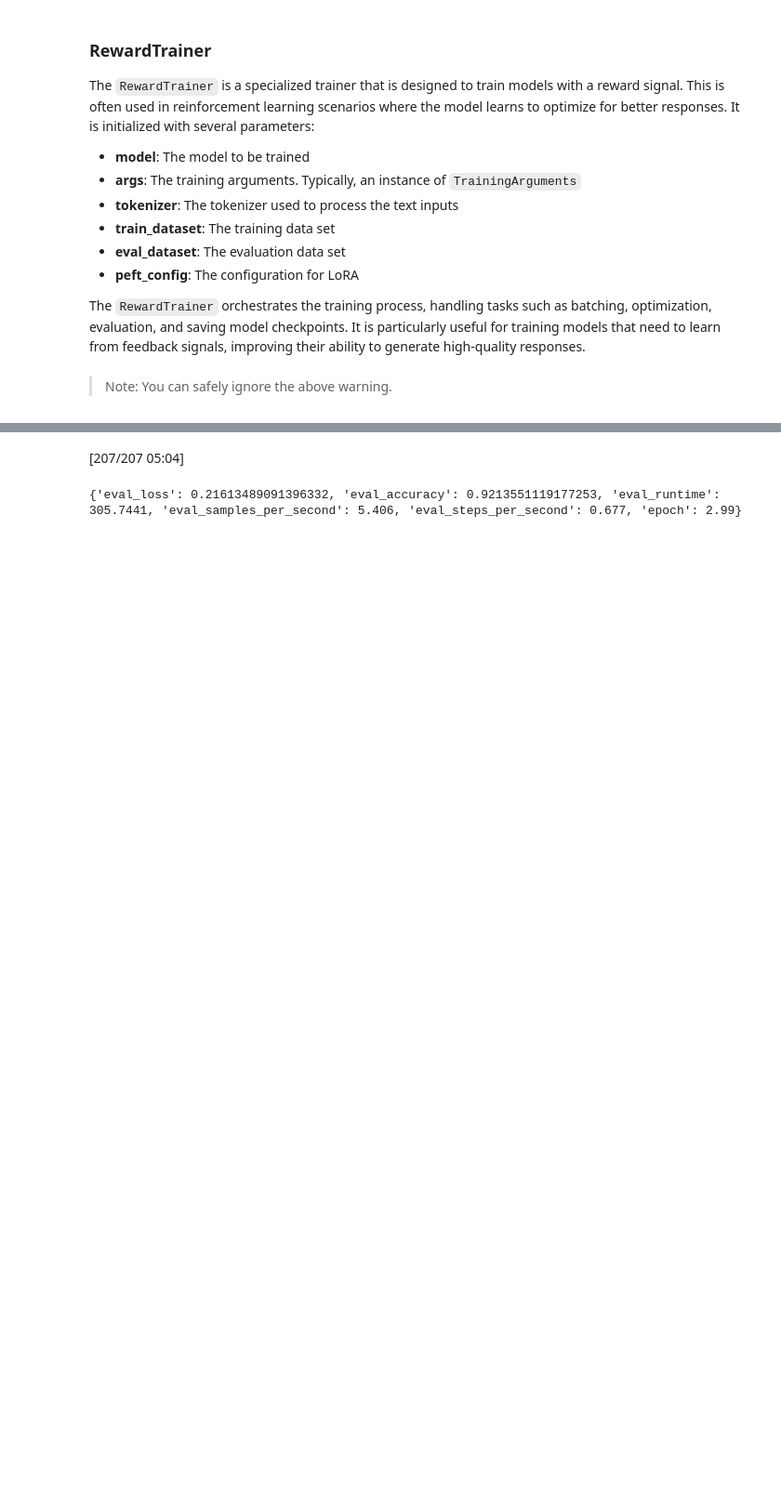
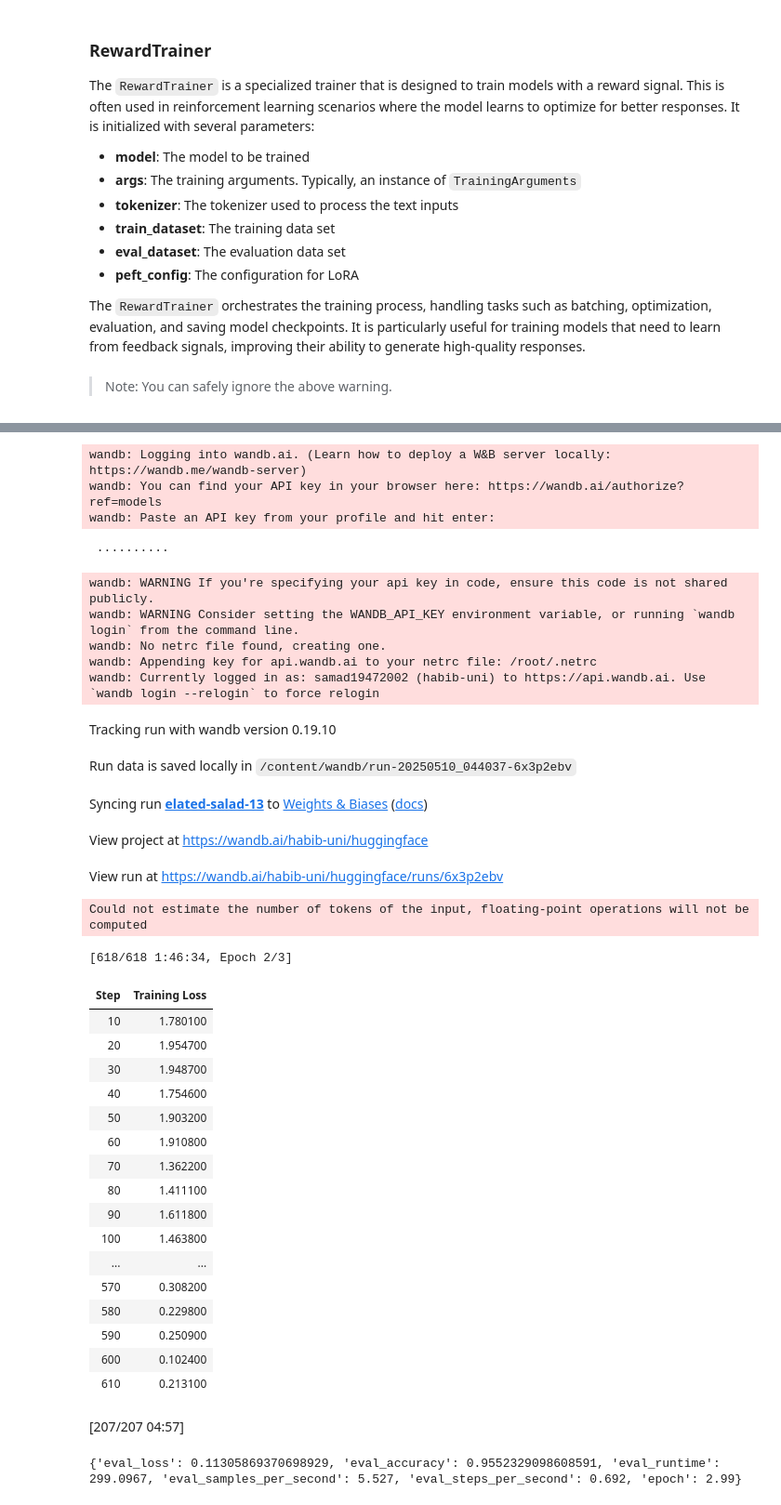
Before and after one commit to abdulsamadkhan/AlignmentTuning, a Jupyter notebook: RewardTrainer.ipynb, the cells around one changed output, grey strips where cells are left out. Shown: that part at 93% size. Cells and saved outputs as stored; diff of their text form; code cells hidden in the pictures; blank space fills up the shorter version.

```diff
--- a/RewardTrainer.ipynb
+++ b/RewardTrainer.ipynb
@@ -477,10 +497,10 @@ print(metrics)
 output_dir="./model_output3"
 
 # # Train the model
-#trainer.train()
+trainer.train()
 
 # # Save the model
-#trainer.save_model(output_dir)
+trainer.save_model(output_dir)
 
 # # Evaluate the model
 metrics = trainer.evaluate()
@@ -491,4 +512,37 @@ model.config.save_pretrained("./backup")
+wandb: Logging into wandb.ai. (Learn how to deploy a W&B server locally: https://wandb.me/wandb-server)
+wandb: You can find your API key in your browser here: https://wandb.ai/authorize?ref=models
+wandb: Paste an API key from your profile and hit enter:
+ ··········
+wandb: WARNING If you're specifying your api key in code, ensure this code is not shared publicly.
+wandb: WARNING Consider setting the WANDB_API_KEY environment variable, or running `wandb login` from the command line.
+wandb: No netrc file found, creating one.
+wandb: Appending key for api.wandb.ai to your netrc file: /root/.netrc
+wandb: Currently logged in as: samad19472002 (habib-uni) to https://api.wandb.ai. Use `wandb login --relogin` to force relogin
-[207/207 05:04]
+Tracking run with wandb version 0.19.10
-{'eval_loss': 0.21613489091396332, 'eval_accuracy': 0.9213551119177253, 'eval_runtime': 305.7441, 'eval_samples_per_second': 5.406, 'eval_steps_per_second': 0.677, 'epoch': 2.99}
+Run data is saved locally in /content/wandb/run-20250510_044037-6x3p2ebv
+Syncing run elated-salad-13 to Weights & Biases (docs)
+View project at https://wandb.ai/habib-uni/huggingface
+View run at https://wandb.ai/habib-uni/huggingface/runs/6x3p2ebv
+Could not estimate the number of tokens of the input, floating-point operations will not be computed
+[618/618 1:46:34, Epoch 2/3]
+| Step | Training Loss |
+| 10 | 1.780100 |
+| 20 | 1.954700 |
+| 30 | 1.948700 |
+| 40 | 1.754600 |
+| 50 | 1.903200 |
+| 60 | 1.910800 |
+| 70 | 1.362200 |
+| 80 | 1.411100 |
+| 90 | 1.611800 |
+| 100 | 1.463800 |
+| ... | ... |
+| 570 | 0.308200 |
+| 580 | 0.229800 |
+| 590 | 0.250900 |
+| 600 | 0.102400 |
+| 610 | 0.213100 |
+[207/207 04:57]
+{'eval_loss': 0.11305869370698929, 'eval_accuracy': 0.9552329098608591, 'eval_runtime': 299.0967, 'eval_samples_per_second': 5.527, 'eval_steps_per_second': 0.692, 'epoch': 2.99}
 # %% [markdown]
 
```
Also changed, not shown: parts of 38 cells of this notebook.
